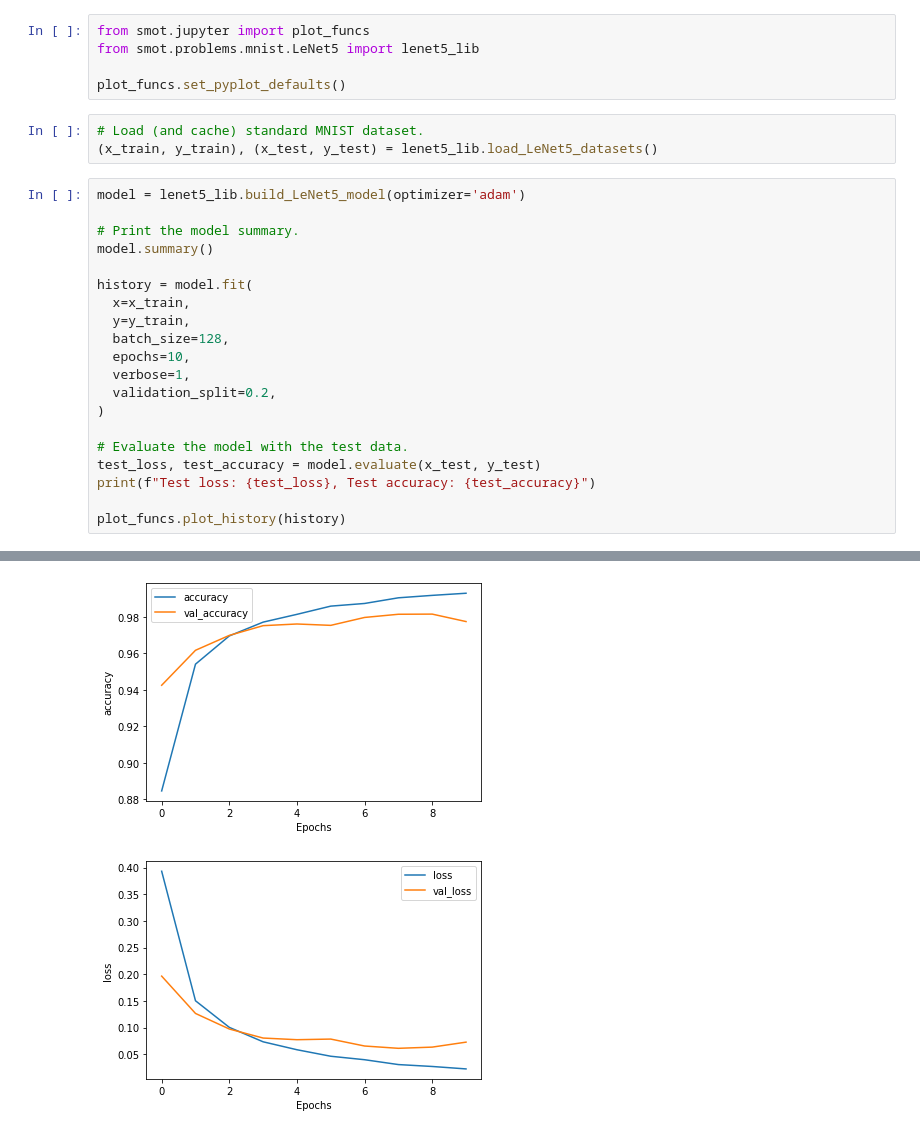
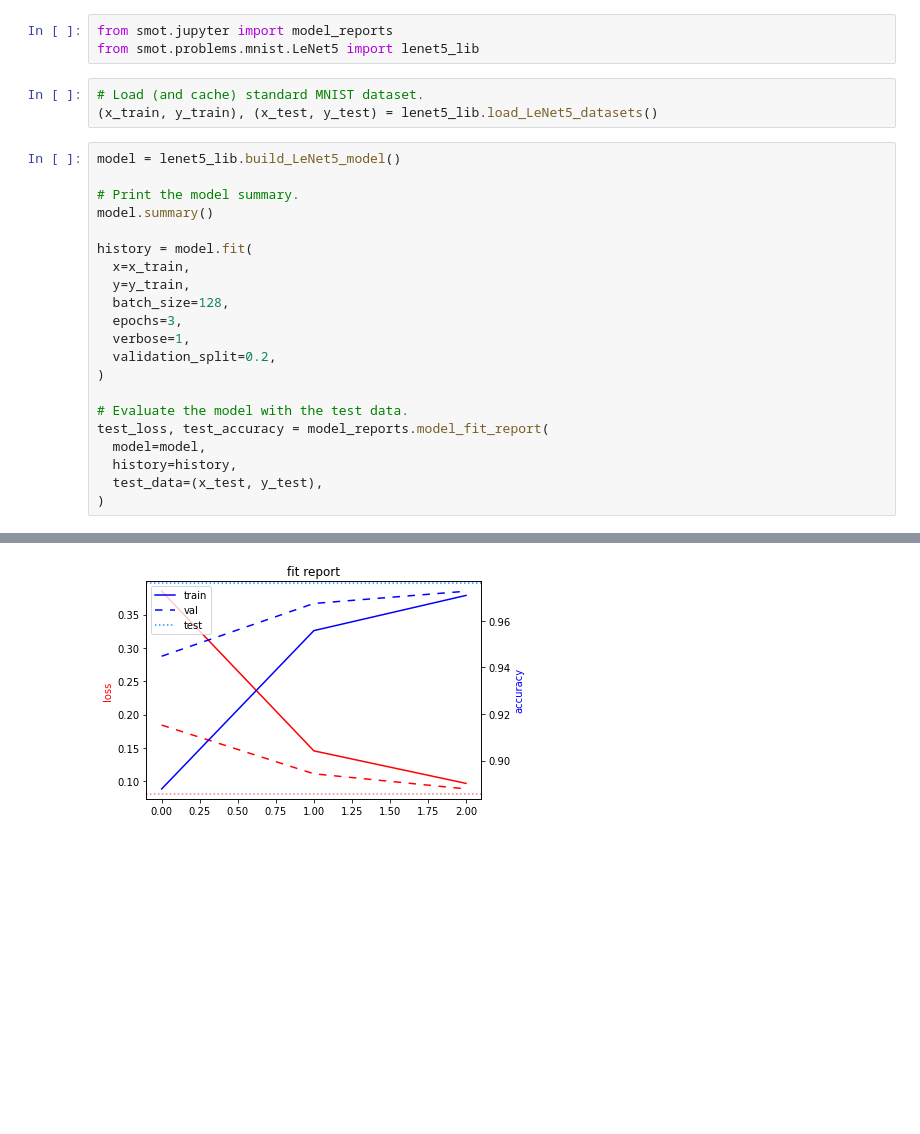
Before and after one commit to crutcher/smot, a Jupyter notebook: smot/problems/mnist/LeNet5/mnist_lenet5_notebook.ipynb, the cells around one changed output, grey strips where cells are left out. Drawn from its saved outputs; the diff is of its cells as text; blank space fills up the shorter version.

Commit message:
fit report

```diff
--- a/smot/problems/mnist/LeNet5/mnist_lenet5_notebook.ipynb
+++ b/smot/problems/mnist/LeNet5/mnist_lenet5_notebook.ipynb
@@ -1,13 +1,11 @@
 # %%
-from smot.jupyter import plot_funcs
+from smot.jupyter import model_reports
 from smot.problems.mnist.LeNet5 import lenet5_lib
-
-plot_funcs.set_pyplot_defaults()
 # %%
 # Load (and cache) standard MNIST dataset.
 (x_train, y_train), (x_test, y_test) = lenet5_lib.load_LeNet5_datasets()
 # %%
-model = lenet5_lib.build_LeNet5_model(optimizer='adam')
+model = lenet5_lib.build_LeNet5_model()
 
 # Print the model summary.
 model.summary()
@@ -16,16 +14,17 @@ history = model.fit(
   x=x_train,
   y=y_train,
   batch_size=128,
-  epochs=10,
+  epochs=3,
   verbose=1,
   validation_split=0.2,
 )
 
 # Evaluate the model with the test data.
-test_loss, test_accuracy = model.evaluate(x_test, y_test)
-print(f"Test loss: {test_loss}, Test accuracy: {test_accuracy}")
-
-plot_funcs.plot_history(history)
+test_loss, test_accuracy = model_reports.model_fit_report(
+  model=model,
+  history=history,
+  test_data=(x_test, y_test),
+)
 # %% [output]
 Model: "LeNet5"
 _________________________________________________________________
@@ -47,2 +46 @@ Test loss: 0.06404050439596176, Test accuracy: 0.9799000024795532
-[figure, old version]
+[figure, new version]
-[figure, removed]
```
Also changed, not shown: parts of 1 cell of this notebook, 4 other files.
